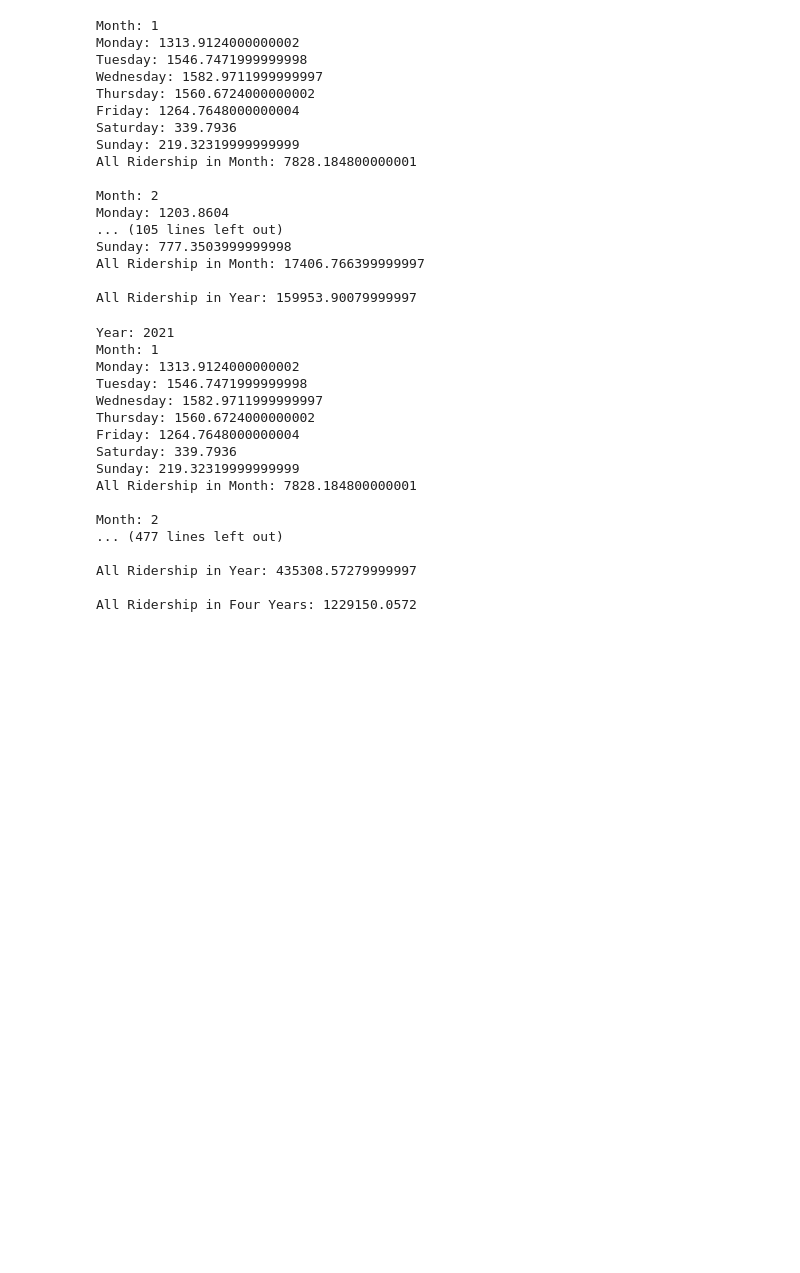
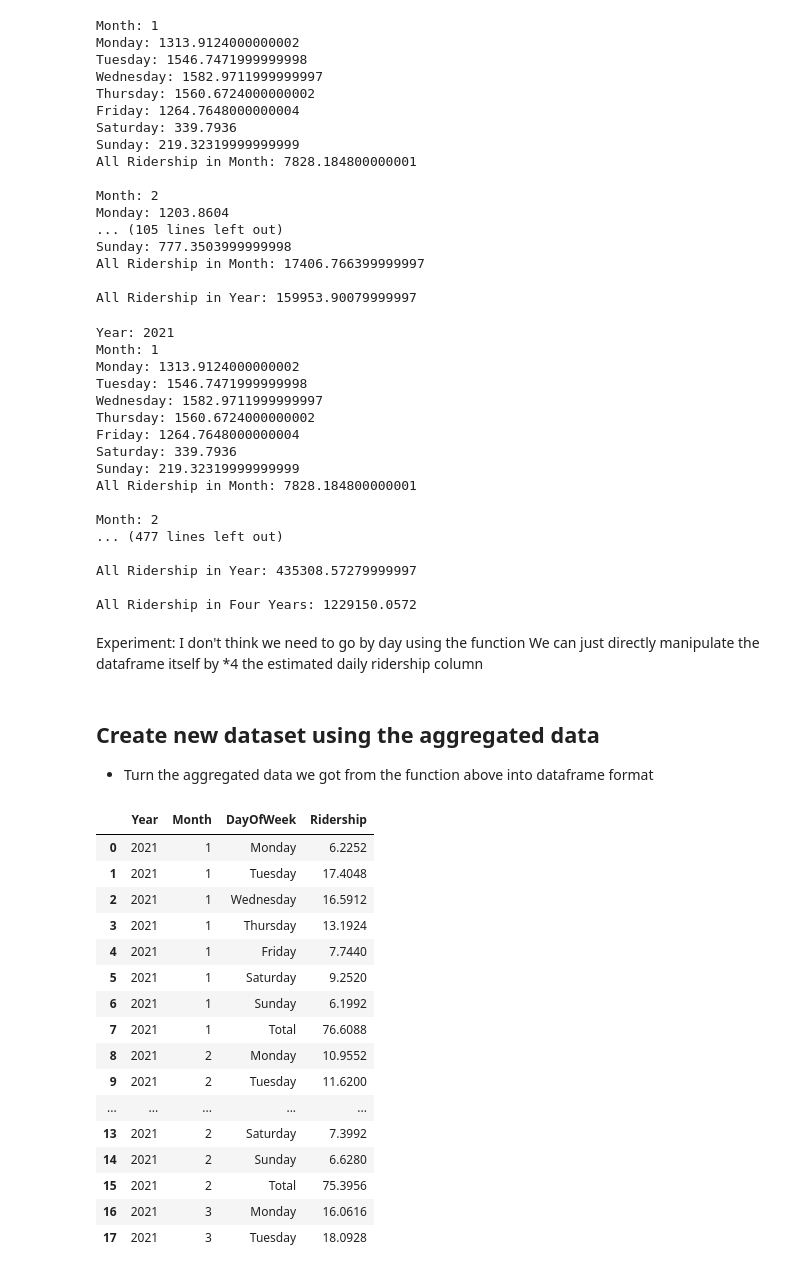
Before and after one commit to ericguan04/train_data, a Jupyter notebook: origin_data_sample_4.ipynb, the cells around one changed output. Drawn from its saved outputs; the diff is of its cells as text; code cells hidden in the pictures; blank space fills up the shorter version.

```diff
--- a/origin_data_sample_4.ipynb
+++ b/origin_data_sample_4.ipynb
@@ -391,0 +392,3 @@ average_ridership_info(135, medgar_total, "medgar_135.txt")
+# %% [markdown]
+Experiment: I don't think we need to go by day using the function
+We can just directly manipulate the dataframe itself by *4 the estimated daily ridership column
@@ -391,0 +431,3 @@ average_ridership_info(135, medgar_total, "medgar_135.txt")
+# %% [markdown]
+## Create new dataset using the aggregated data
+* Turn the aggregated data we got from the function above into dataframe format
@@ -391,0 +488,21 @@ average_ridership_info(135, medgar_total, "medgar_135.txt")
+# %%
+hunter_total_aggregated = average_ridership_df(station_id=135, dataset=hunter_total)
+hunter_total_aggregated.head(18)
+# %% [output]
+|  | Year | Month | DayOfWeek | Ridership |
+| 0 | 2021 | 1 | Monday | 6.2252 |
+| 1 | 2021 | 1 | Tuesday | 17.4048 |
+| 2 | 2021 | 1 | Wednesday | 16.5912 |
+| 3 | 2021 | 1 | Thursday | 13.1924 |
+| 4 | 2021 | 1 | Friday | 7.7440 |
+| 5 | 2021 | 1 | Saturday | 9.2520 |
+| 6 | 2021 | 1 | Sunday | 6.1992 |
+| 7 | 2021 | 1 | Total | 76.6088 |
+| 8 | 2021 | 2 | Monday | 10.9552 |
+| 9 | 2021 | 2 | Tuesday | 11.6200 |
+| ... | ... | ... | ... | ... |
+| 13 | 2021 | 2 | Saturday | 7.3992 |
+| 14 | 2021 | 2 | Sunday | 6.6280 |
+| 15 | 2021 | 2 | Total | 75.3956 |
+| 16 | 2021 | 3 | Monday | 16.0616 |
+| 17 | 2021 | 3 | Tuesday | 18.0928 |
```
Also changed, not shown: parts of 8 cells of this notebook.
